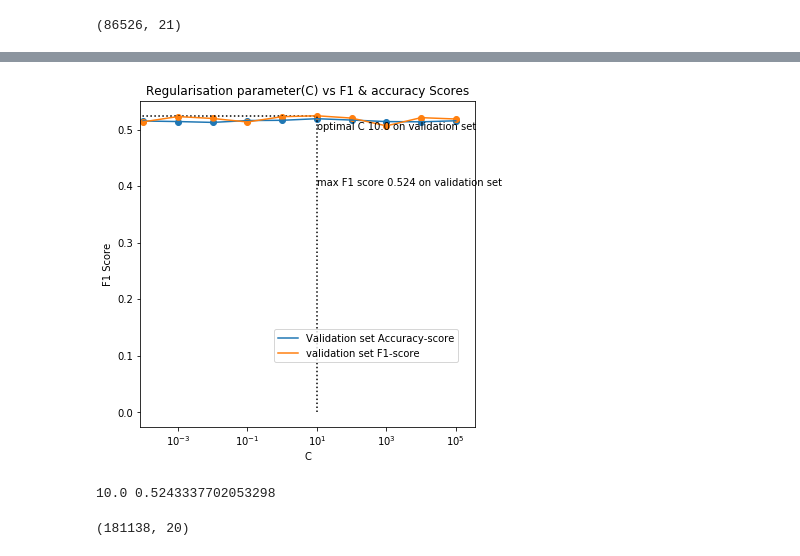
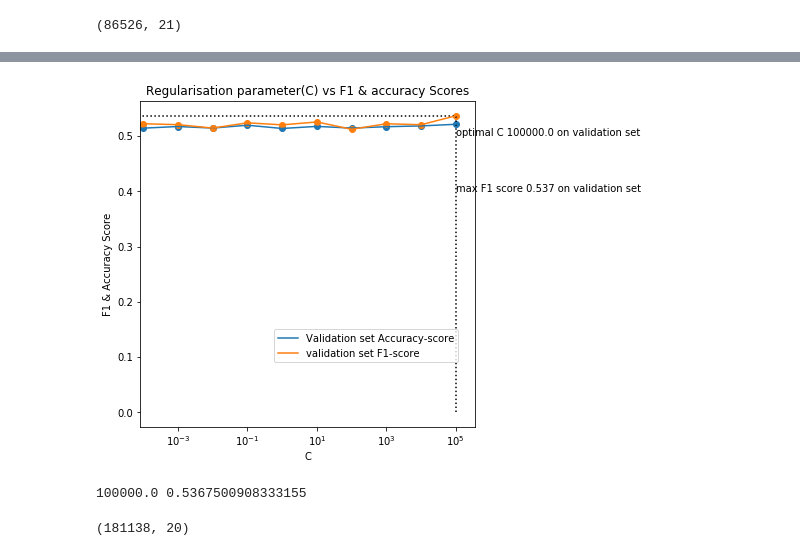
Before and after one commit to APIvahnenko/CharityDonations, a Jupyter notebook: dme_project_updated.ipynb, the cells around one changed output, grey strips where cells are left out. Saved outputs shown, nothing was run; the diff lists cells and outputs as text; code cells hidden in the pictures.

```diff
--- a/dme_project_updated.ipynb
+++ b/dme_project_updated.ipynb
@@ -481,7 +489,7 @@ xgboostdata = []
 var = 1
 regex = re.compile(r"\[|\]|<", re.IGNORECASE)
 #xgboost expects '[', ']', '<' these characters not be there in the column names
-for col in bristol_changeddata.columns:
+for col in bristol_changeddata_corr.columns:
     if any(x in str(col) for x in set(('[', ']', '<'))):
         inter = regex.sub("_", col)
         if inter not in xgboostdata:
@@ -496,7 +504,7 @@ for col in bristol_changeddata.columns:
         else:
             xgboostdata.append(str(inter)+str(var))
             var+=1
-temp_bristol_changeddata = bristol_changeddata.copy()
+temp_bristol_changeddata = bristol_changeddata_corr.copy()
 temp_bristol_changeddata.columns = xgboostdata
 X_traindata = temp_bristol_changeddata.drop('Target_B',axis=1)
 #X_traindata = X_traindata.drop('TARGET_D',axis=1)
@@ -668,14 +687,3 @@ print(max(np_arrayf1val),np_arrayf1val.index(max(np_arrayf1val)))
 1.0 1.0
 1.0 1.0
 1.0 3
-# %%
-lr = RandomForestClassifier(n_estimators = 500, max_depth = 2, n_jobs = -1)
-lr.fit(X_traindata,y_traindata)
-y_predict = lr.predict(X_testdata)
-print(accuracy_score(y_testdata,y_predict))
-print(f1_score(y_testdata,y_predict))
-print(precision_score(y_testdata,y_predict))
-print(recall_score(y_testdata,y_predict))
-print(confusion_matrix(y_testdata,y_predict))
-print(f1_score(y_testdata,y_predict))
-pd.crosstab(y_testdata, y_predict, rownames = ['actual'], colnames = ['preds'])
@@ -693,0 +690,3 @@ pd.crosstab(y_testdata, y_predict, rownames = ['actual'], colnames = ['preds'])
+# %%
+random_corr = RandomForestClassifier(n_estimators = 500, max_depth = 2, n_jobs = -1)
+random_corr.fit(X_traindata,y_traindata)
@@ -737,9 +769,7 @@ print(y_testdata1.shape)
 (86526,)
 # %%
 #base line model random tree forest without important feture selection
-lr = RandomForestClassifier()
-lr.fit(X_traindata1,y_traindata1)
-y_predict = lr.predict(X_testdata1)
-print(accuracy_score(y_testdata1,y_predict))
-print(f1_score(y_testdata1,y_predict))
+from sklearn.dummy import DummyClassifier
+baseline = DummyClassifier(strategy="most_frequent")
+baseline.fit(X_traindata1,y_traindata1)
 # %% [output]
@@ -857,32 +939,32 @@ for c in range(len(cspace)):
 # %%
 #graph representaion
 f1train_mean = np_arrayaccval #mean for each reguralisation parameter
 f1val_mean = np_arrayf1val
 fig = plt.figure(figsize=(6,6))
 ax = plt.gca()
 plt.xscale('log')
 plt.plot(cspace,f1train_mean,label='Validation set Accuracy-score')
 plt.scatter(cspace,f1train_mean)
 plt.plot(cspace,f1val_mean,label='validation set F1-score')
 plt.scatter(cspace,f1val_mean)
 plt.legend(bbox_to_anchor=(0.4, 0.3), loc='upper left', borderaxespad=0.)
 plt.xlim(-5.5,)
 plt.xlabel('C')
-plt.ylabel('F1 Score')
+plt.ylabel('F1 & Accuracy Score')
 plt.title('Regularisation parameter(C) vs F1 & accuracy Scores')
 max_mean = max(list(f1val_mean))
 index = list(f1val_mean).index(max_mean)
 c_value = list(cspace)[index]
 plt.vlines(c_value,0,max_mean,linestyle=":")
 plt.hlines(max_mean,0,c_value,linestyle=":")
 plt.annotate('optimal C {} on validation set'.format(c_value),xy=(c_value,0.5))
 plt.annotate('max F1 score {:.3f} on validation set'.format(max_mean),xy=(c_value,0.4))
 plt.show()
 print(c_value,max_mean)
 #print(f1val_mean)
 # %% [output]
-[figure, old version]
+[figure, new version]
-10.0 0.5243337702053298
+100000.0 0.5367500908333155
 # %%
 #for col in X_testdata_feats:
  #   if len(X_testdata_feats.loc[X_testdata_feats[col].isna()]) != 0:
```
Also changed, not shown: parts of 60 cells of this notebook.
